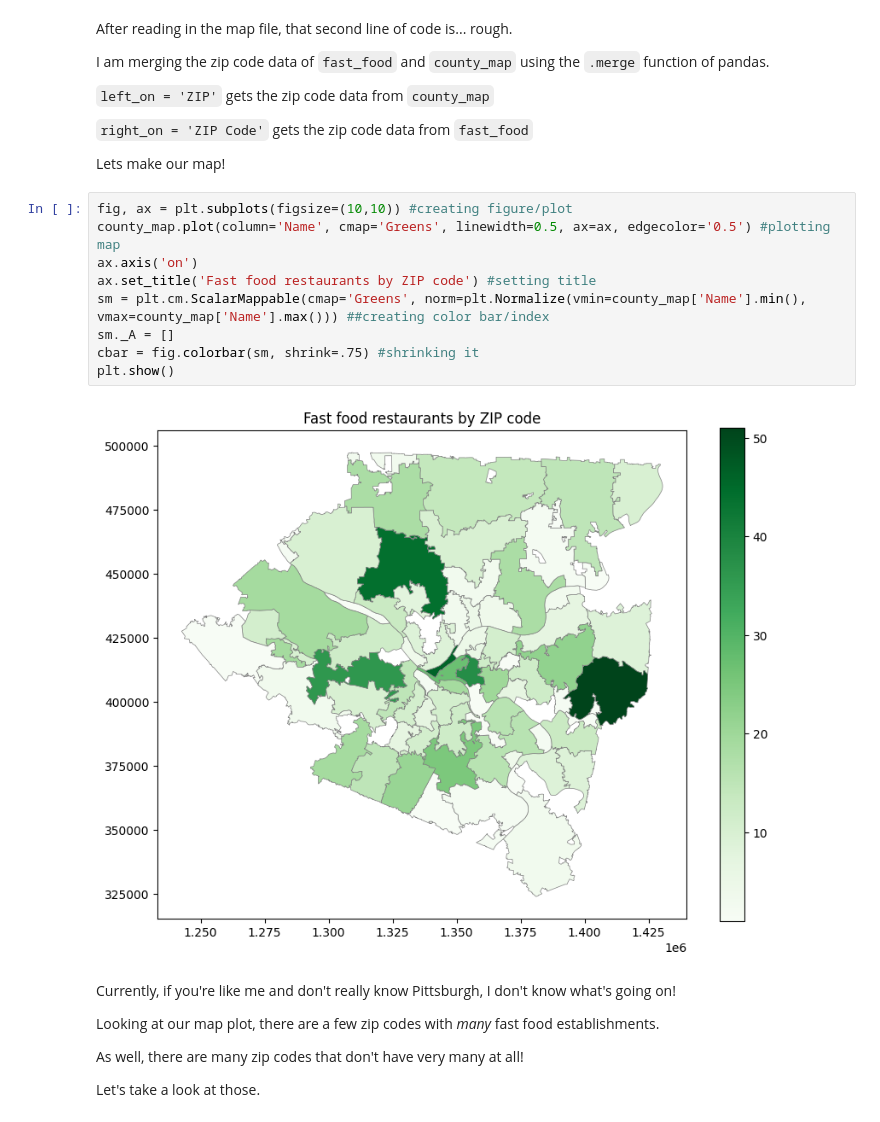
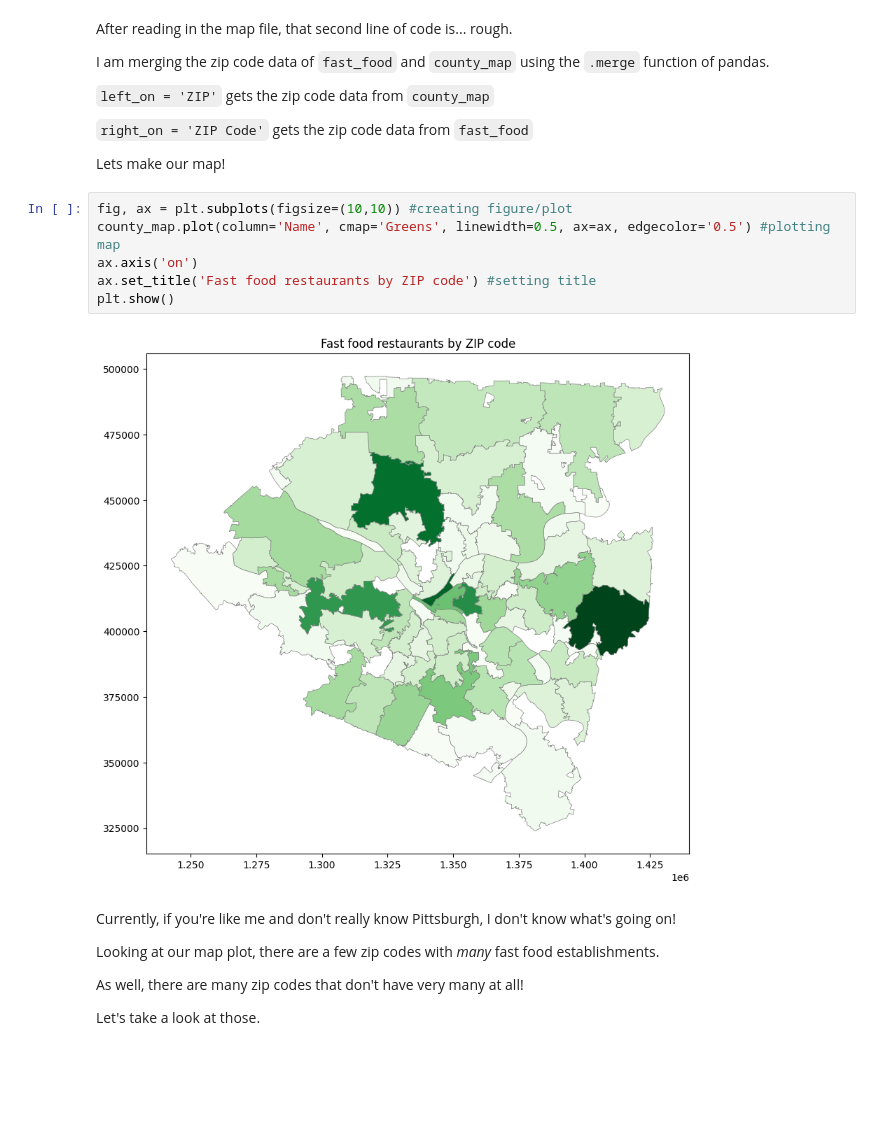
Before and after one commit to CaseyDinan/Big-Ideas-Final-Project, a Jupyter notebook: fastFoodData.ipynb, the cells around one changed output. Cells and saved outputs as stored; diff of their text form; blank space fills up the shorter version.

```diff
--- a/fastFoodData.ipynb
+++ b/fastFoodData.ipynb
@@ -43,14 +52,11 @@ Lets make our map!
 # %%
 fig, ax = plt.subplots(figsize=(10,10)) #creating figure/plot
 county_map.plot(column='Name', cmap='Greens', linewidth=0.5, ax=ax, edgecolor='0.5') #plotting map
 ax.axis('on')
 ax.set_title('Fast food restaurants by ZIP code') #setting title
-sm = plt.cm.ScalarMappable(cmap='Greens', norm=plt.Normalize(vmin=county_map['Name'].min(), vmax=county_map['Name'].max())) ##creating color bar/index
-sm._A = []
-cbar = fig.colorbar(sm, shrink=.75) #shrinking it
 plt.show()
 # %% [output]
-[figure, old version]
+[figure, new version]
 # %% [markdown]
 Currently, if you're like me and don't really know Pittsburgh, I don't know what's going on!
 
```
Also changed, not shown: parts of 3 cells of this notebook.
